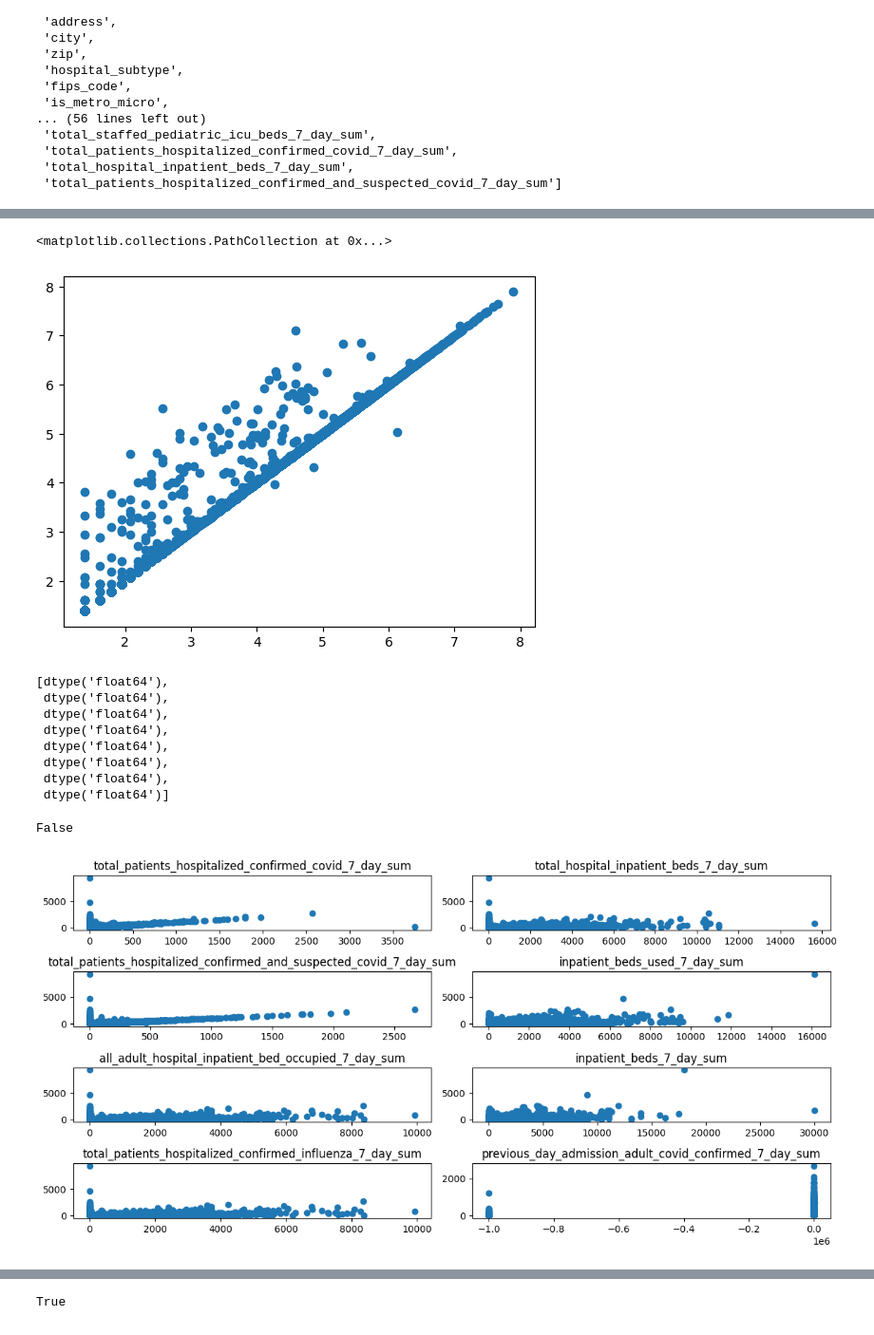
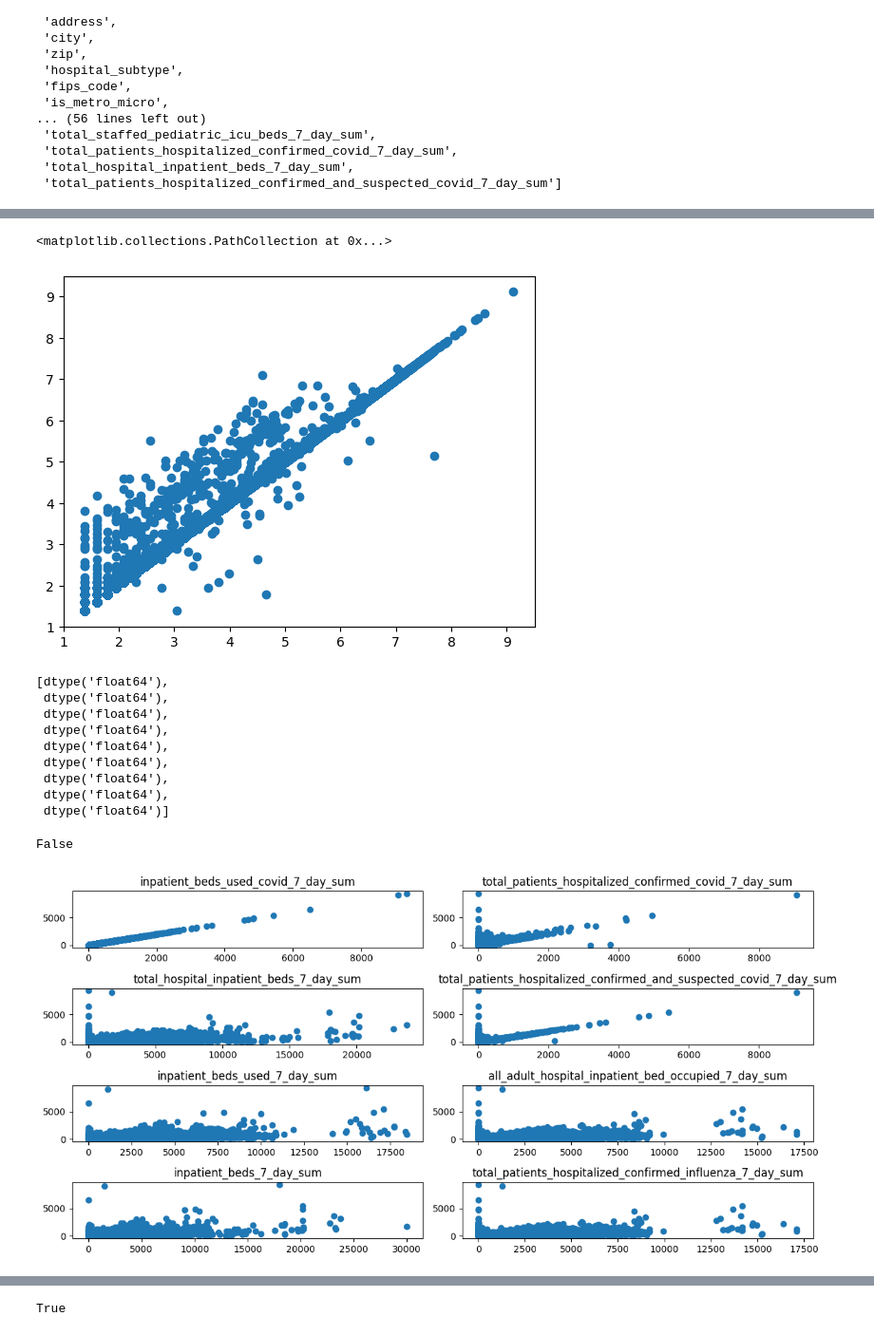
Before and after one commit to Vespacian/Analysis-of-COVID-19, a Jupyter notebook: eric.ipynb, the cells around one changed output, grey strips where cells are left out. Shown at 95% size. Drawn from its saved outputs; the diff is of its cells as text; code cells hidden in the pictures.

Commit message:
created basic ml model for all 8 factors

```diff
--- a/eric.ipynb
+++ b/eric.ipynb
@@ -206,7 +206,7 @@ clean.columns.tolist()
  'staffed_pediatric_icu_bed_occupancy_7_day_sum',
  'total_staffed_pediatric_icu_beds_7_day_sum']
 # %%
-cleaner = pd.read_csv('cleanV3.csv').head(15000)
+cleaner = pd.read_csv('cleanV3.csv')
 cleaner.head(10)
 # %% [output]
 |  | Unnamed: 0 | hospital_pk | collection_week | state | ccn | hospital_name | address | city | zip | ... |
@@ -275,9 +275,10 @@ Name: total_patients_hospitalized_confirmed_and_suspected_covid_7_day_sum, Lengt
 plt.scatter(np.log(cleaner['total_patients_hospitalized_confirmed_and_suspected_covid_7_day_sum']), np.log(cleaner['inpatient_beds_used_covid_7_day_sum']))
 # %% [output]
 <matplotlib.collections.PathCollection at 0x...>
-[figure, old version]
+[figure, new version]
 # %%
 factors = [
+  'inpatient_beds_used_covid_7_day_sum',
   'total_patients_hospitalized_confirmed_covid_7_day_sum',
   'total_hospital_inpatient_beds_7_day_sum',
   'total_patients_hospitalized_confirmed_and_suspected_covid_7_day_sum',
@@ -297,6 +298,7 @@ factors = [
  dtype('float64'),
  dtype('float64'),
  dtype('float64'),
+ dtype('float64'),
  dtype('float64')]
 # %%
 'total_beds_7_day' in cleaner.columns
@@ -304,13 +306,13 @@ factors = [
 False
 # %%
 plt.figure(figsize=(12,6))
-for i in range(len(factors)):
+for i in range(len(factors) - 1):
   ax = plt.subplot(4,2,i+1)
   plt.scatter(cleaner[factors[i]], cleaner['inpatient_beds_used_covid_7_day_sum'])
   ax.set_title(factors[i])
   plt.tight_layout()
 # %% [output]
-[figure, old version]
+[figure, new version]
 # %%
 cleaner['total_patients_hospitalized_confirmed_influenza_7_day_sum'].unique()
 # %% [output]
```
Also changed, not shown: parts of 9 cells of this notebook.
